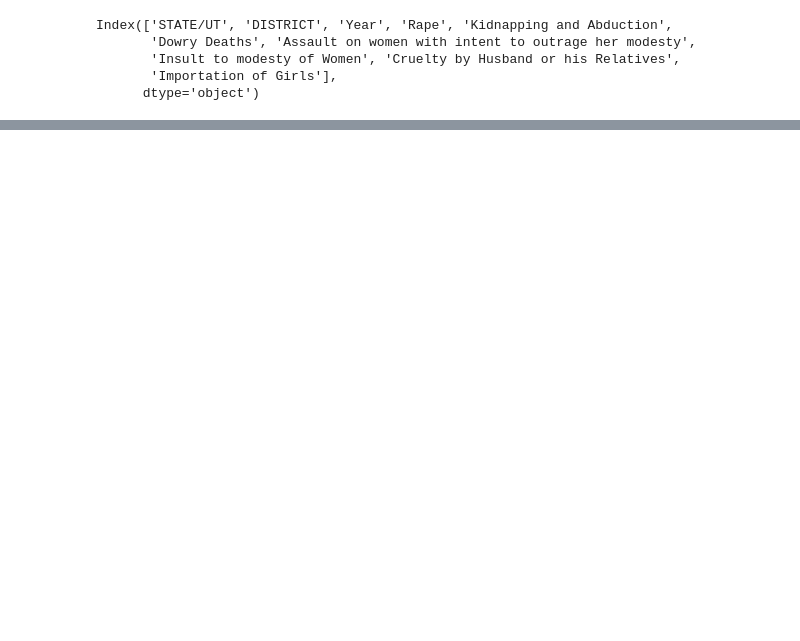
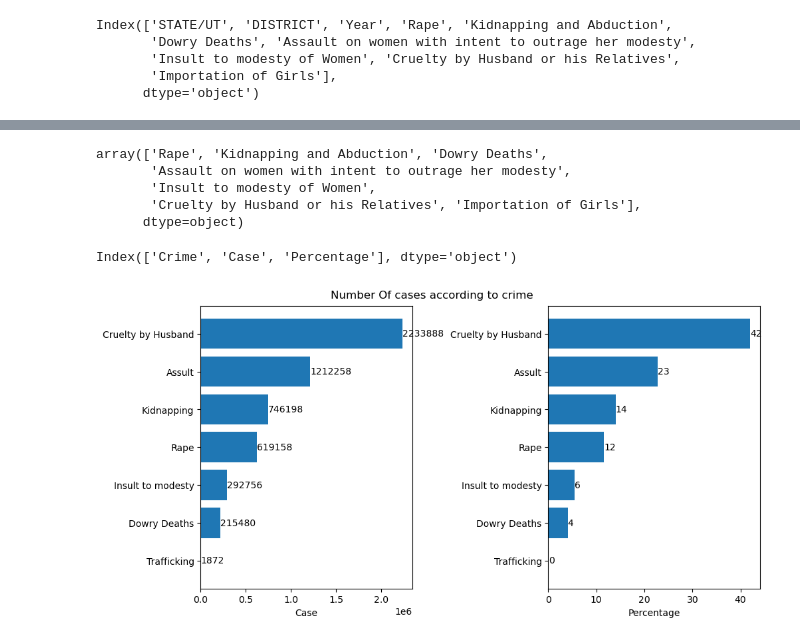
Before and after one commit to ramashish786/Analysis-of-Crime-Against-Women, a Jupyter notebook: Crime Against Women in India Visualisation.ipynb, the cells around one changed output, grey strips where cells are left out. Cells and saved outputs as stored; diff of their text form; code cells hidden in the pictures; blank space fills up the shorter version.

```diff
--- a/Crime Against Women in India Visualisation.ipynb
+++ b/Crime Against Women in India Visualisation.ipynb
@@ -168,0 +180,40 @@ new_df.sh
+# %%
+crime_df['Crime'].unique()
+# %% [output]
+array(['Rape', 'Kidnapping and Abduction', 'Dowry Deaths',
+       'Assault on women with intent to outrage her modesty',
+       'Insult to modesty of Women',
+       'Cruelty by Husband or his Relatives', 'Importation of Girls'],
+      dtype=object)
+# %%
+crime_summary = crime_df[['Crime','Case']].groupby("Crime").sum().reset_index()\
+.sort_values(by='Case',ascending=True).reset_index(drop=True)
+# %%
+crime_summary['Percentage'] = round(crime_summary['Case']*100/np.sum(crime_summary['Case']),2)
+# %%
+crime_summary.
+# %% [output]
+Index(['Crime', 'Case', 'Percentage'], dtype='object')
+# %%
+crime_summary.replace({"Importation of Girls":"Trafficking","Insult to modesty of Women":"Insult to modesty" ,
+                                       "Kidnapping and Abduction":"Kidnapping",
+                                       "Assault on women with intent to outrage her modesty":"Assult",
+                                       "Cruelty by Husband or his Relatives":"Cruelty by Husband"},inplace=True)
+# %%
+fig ,ax = plt.subplots(1,2, figsize=(10, 5),constrained_layout = True)
+hbars = ax[0].barh(crime_summary['Crime'],crime_summary['Case'])
+hbars1 = ax[1].barh(crime_summary['Crime'],crime_summary['Percentage'])
+ax[0].set_yticks([0,1,2,3,4,5,6],crime_summary['Crime'])
+
+# ax.invert_yaxis()  # labels read top-to-bottom
+ax[0].set_xlabel('Case')
+ax[1].set_xlabel('Percentage')
+# Label with specially formatted floats
+ax[0].bar_label(hbars, fmt='%.f')
+ax[1].bar_label(hbars1, fmt='%.f')
+fig.suptitle("Number Of cases according to crime")
+# ax.set_xlim(right=15)  # adjust xlim to fit labels
+# fig.tight_layout(pad=5.0)
+plt.show()
+# %% [output]
+[figure, added]
```
Also changed, not shown: parts of 5 cells of this notebook.
